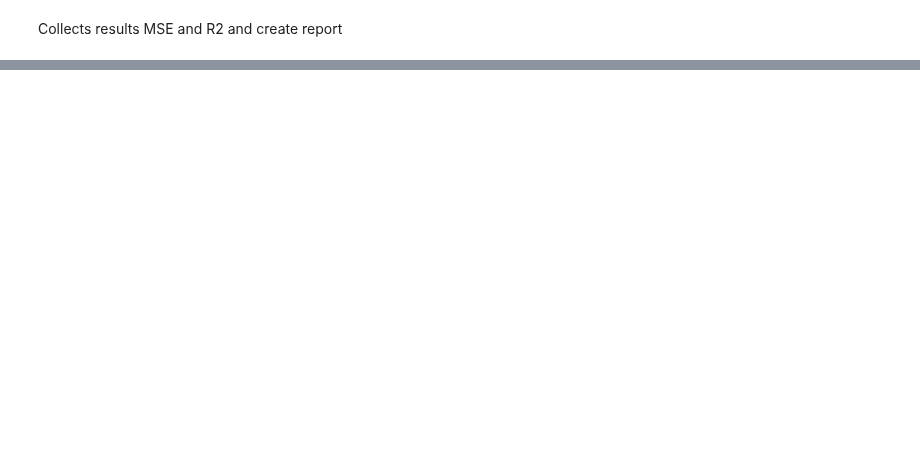
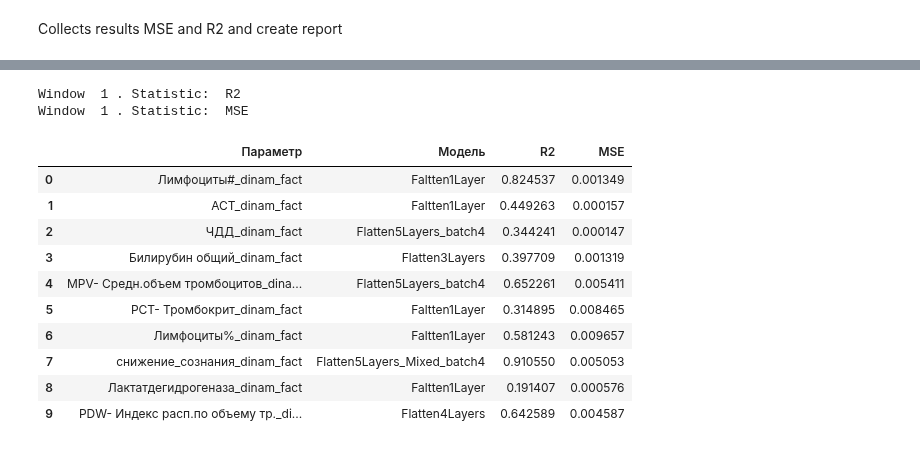
Before and after one commit to geniusserg/CovidPredict, a Jupyter notebook: report.ipynb, the cells around one changed output, grey strips where cells are left out. Cells and saved outputs as stored; diff of their text form; code cells hidden in the pictures; blank space fills up the shorter version.

```diff
--- a/report.ipynb
+++ b/report.ipynb
@@ -40,0 +24,27 @@ df
+# %%
+def summary_on_window(WINDOW):
+    df = report(WINDOW, "R2")
+    dfms = report(WINDOW, "MSE")
+    print("\n")
+    df = df[df > 0.1]
+    g = df.idxmax().dropna()
+    r = df.max().dropna()
+    sdf = []
+    for i in range(len(g)):
+        sdf.append([g.index[i], g[i][0], r[i], dfms.loc[(g[i][0], "MSE", 1)][g.index[i]]])
+    r = pd.DataFrame(sdf, columns=["Параметр", "Модель", "R2", "MSE"])
+    return r
+# %% [output]
+Window  1 . Statistic:  R2
+Window  1 . Statistic:  MSE
+|  | Параметр | Модель | R2 | MSE |
+| 0 | Лимфоциты#_dinam_fact | Faltten1Layer | 0.824537 | 0.001349 |
+| 1 | АСТ_dinam_fact | Faltten1Layer | 0.449263 | 0.000157 |
+| 2 | ЧДД_dinam_fact | Flatten5Layers_batch4 | 0.344241 | 0.000147 |
+| 3 | Билирубин общий_dinam_fact | Flatten3Layers | 0.397709 | 0.001319 |
+| 4 | MPV- Средн.объем тромбоцитов_dina... | Flatten5Layers_batch4 | 0.652261 | 0.005411 |
+| 5 | PCT- Тромбокрит_dinam_fact | Faltten1Layer | 0.314895 | 0.008465 |
+| 6 | Лимфоциты%_dinam_fact | Faltten1Layer | 0.581243 | 0.009657 |
+| 7 | снижение_сознания_dinam_fact | Flatten5Layers_Mixed_batch4 | 0.910550 | 0.005053 |
+| 8 | Лактатдегидрогеназа_dinam_fact | Faltten1Layer | 0.191407 | 0.000576 |
+| 9 | PDW- Индекс расп.по объему тр._di... | Flatten4Layers | 0.642589 | 0.004587 |
```
Also changed, not shown: parts of 7 cells of this notebook.
